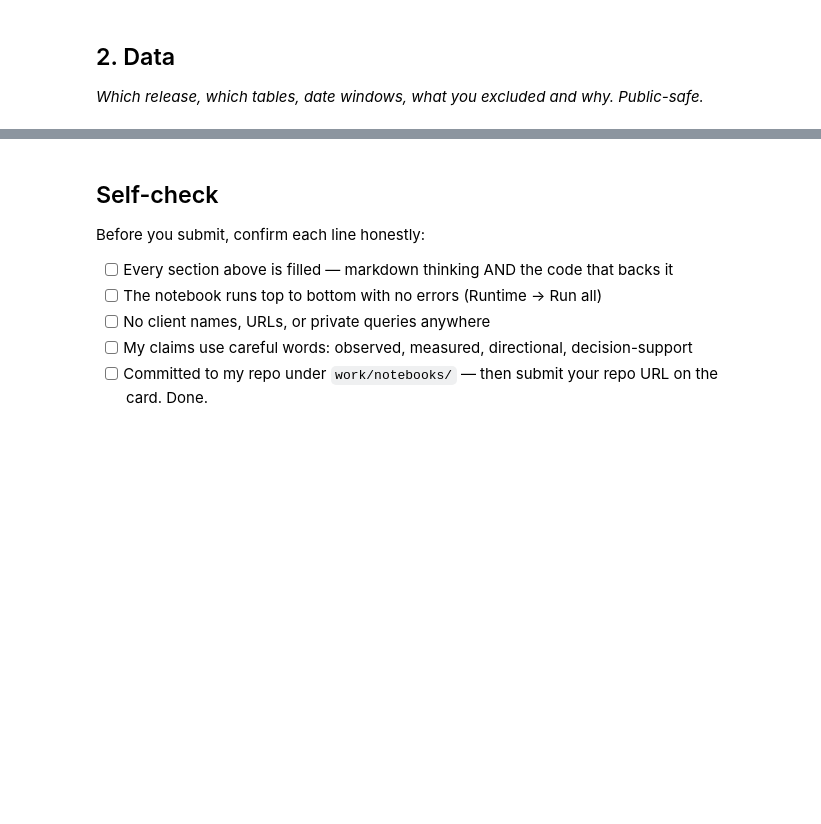
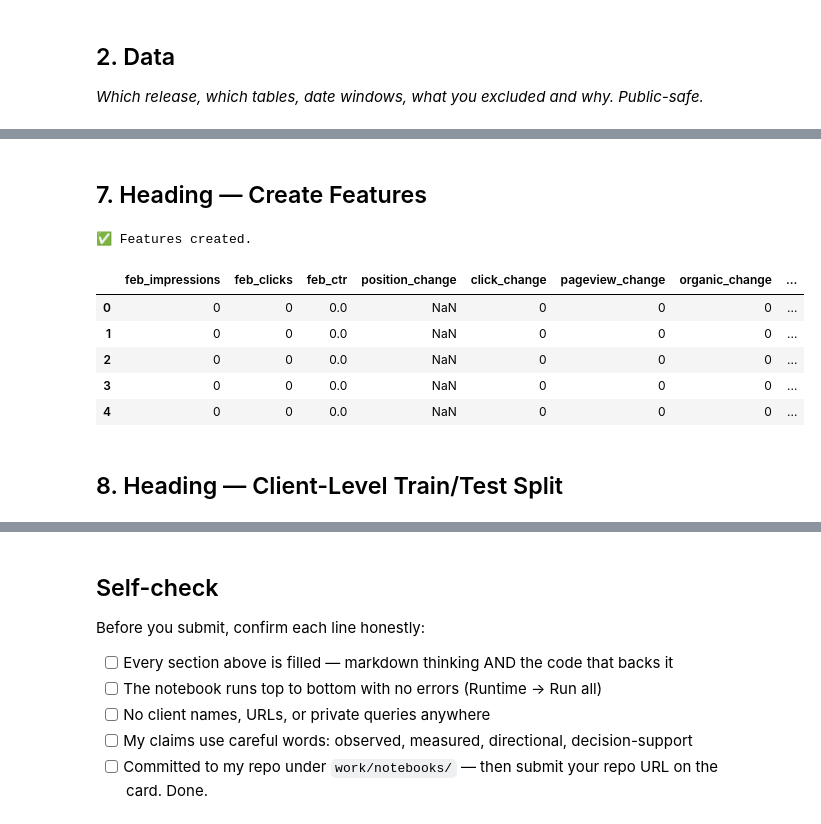
Before and after one commit to shivanilokh/flyrank-ml-internship, a Jupyter notebook: work/notebooks/capstone.ipynb, the cells around one changed output, grey strips where cells are left out. Cells and saved outputs as stored; diff of their text form; code cells hidden in the pictures; blank space fills up the shorter version.

```diff
--- a/work/notebooks/capstone.ipynb
+++ b/work/notebooks/capstone.ipynb
@@ -57,0 +279,67 @@ This skeleton is yours to fill. Work the sections **in order** — each one has
+# %% [markdown]
+## 7. Heading — Create Features
+# %%
+# ============================================================
+# CAPSTONE STEP 5 — CREATE MODEL FEATURES
+# ============================================================
+
+# CTR for February
+df["feb_ctr"] = np.where(
+    df["feb_impressions"] > 0,
+    df["feb_clicks"] / df["feb_impressions"],
+    0
+)
+
+# CTR for March
+df["mar_ctr"] = np.where(
+    df["mar_impressions"] > 0,
+    df["mar_clicks"] / df["mar_impressions"],
+    0
+)
+
+# Change in position
+df["position_change"] = (
+    df["mar_position"] - df["feb_position"]
+)
+
+# Change in clicks
+df["click_change"] = (
+    df["mar_clicks"] - df["feb_clicks"]
+)
+
+# Change in pageviews
+df["pageview_change"] = (
+    df["mar_pageviews"] - df["feb_pageviews"]
+)
+
+# Change in organic sessions
+df["organic_change"] = (
+    df["mar_organic"] - df["feb_organic"]
+)
+
+print("✅ Features created.")
+
+display(
+    df[
+        [
+            "feb_impressions",
+            "feb_clicks",
+            "feb_ctr",
+            "position_change",
+            "click_change",
+            "pageview_change",
+            "organic_change",
+            "is_declining_label"
+        ]
+    ].head()
+)
+# %% [output]
+✅ Features created.
+|  | feb_impressions | feb_clicks | feb_ctr | position_change | click_change | pageview_change | organic_change | ... |
+| 0 | 0 | 0 | 0.0 | NaN | 0 | 0 | 0 | ... |
+| 1 | 0 | 0 | 0.0 | NaN | 0 | 0 | 0 | ... |
+| 2 | 0 | 0 | 0.0 | NaN | 0 | 0 | 0 | ... |
+| 3 | 0 | 0 | 0.0 | NaN | 0 | 0 | 0 | ... |
+| 4 | 0 | 0 | 0.0 | NaN | 0 | 0 | 0 | ... |
+# %% [markdown]
+## 8. Heading — Client-Level Train/Test Split
```
Also changed, not shown: parts of 39 cells of this notebook.
